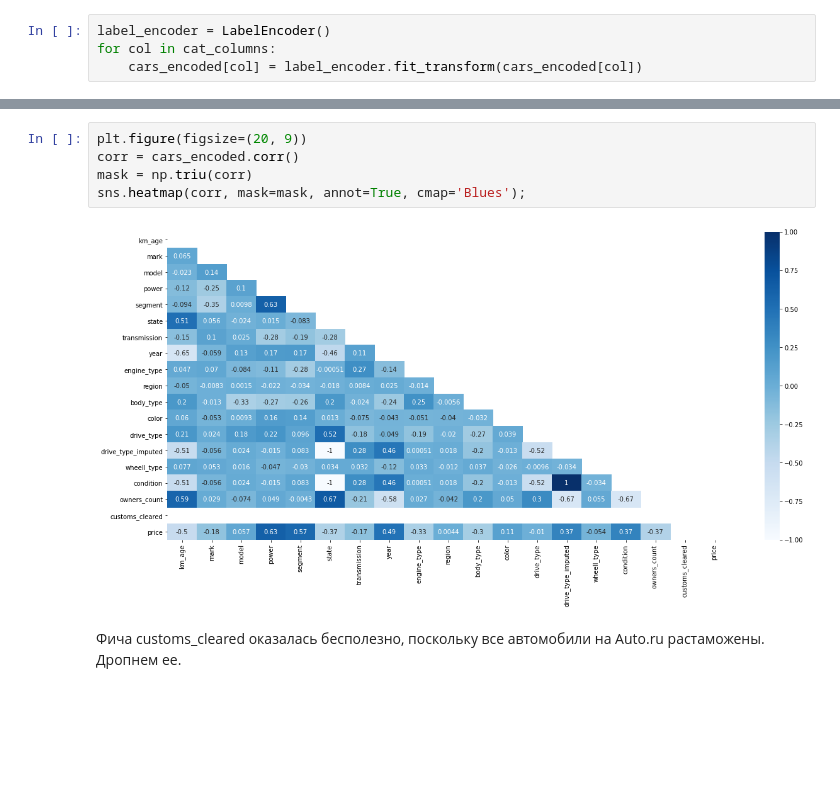
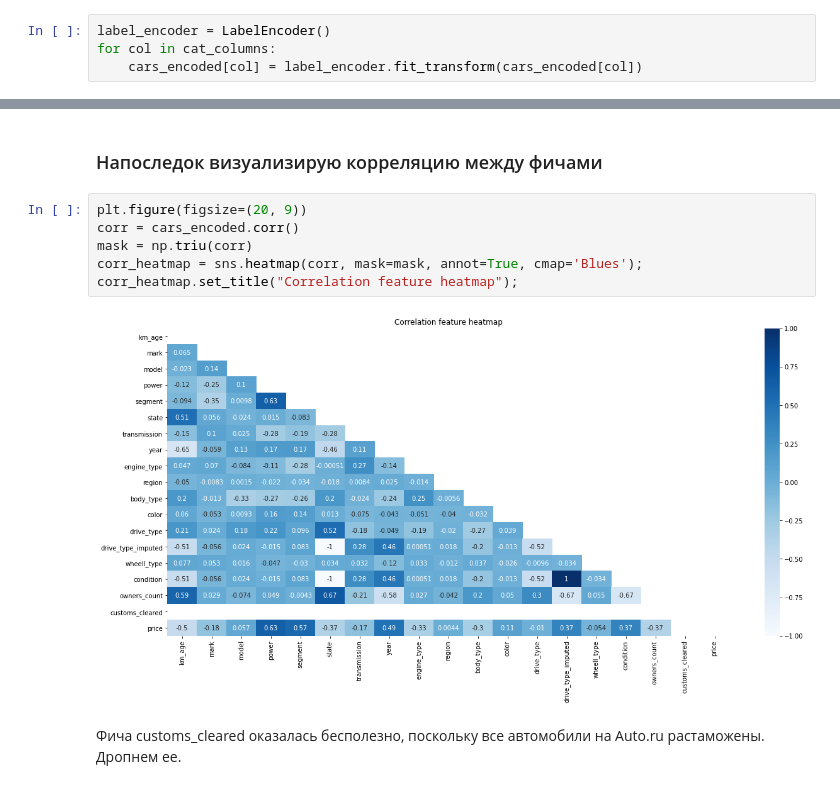
Before and after one commit to ArthurBodrov/autoru_analytics, a Jupyter notebook: Data Exploration.ipynb, the cells around one changed output, grey strips where cells are left out. Cells and saved outputs as stored; diff of their text form; blank space fills up the shorter version.

```diff
--- a/Data Exploration.ipynb
+++ b/Data Exploration.ipynb
@@ -341,13 +346,16 @@ cars_encoded.dtypes, cars_no_outliers.dtypes
  customs_cleared       object
  price                  int64
  dtype: object)
+# %% [markdown]
+### Напоследок визуализирую корреляцию между фичами
 # %%
 plt.figure(figsize=(20, 9))
 corr = cars_encoded.corr()
 mask = np.triu(corr)
-sns.heatmap(corr, mask=mask, annot=True, cmap='Blues');
+corr_heatmap = sns.heatmap(corr, mask=mask, annot=True, cmap='Blues');
+corr_heatmap.set_title("Correlation feature heatmap");
 # %% [output]
-[figure, old version]
+[figure, new version]
 # %% [markdown]
 Фича customs_cleared оказалась бесполезно, поскольку все автомобили на Auto.ru растаможены. Дропнем ее.
 # %%
```
Also changed, not shown: parts of 10 cells of this notebook.
